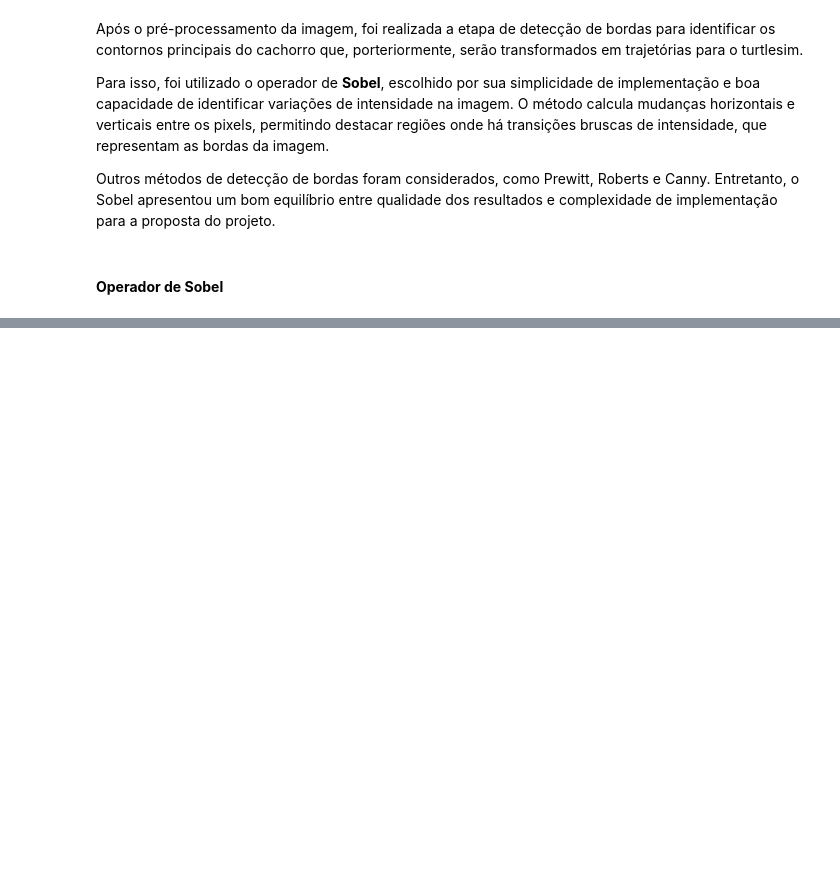
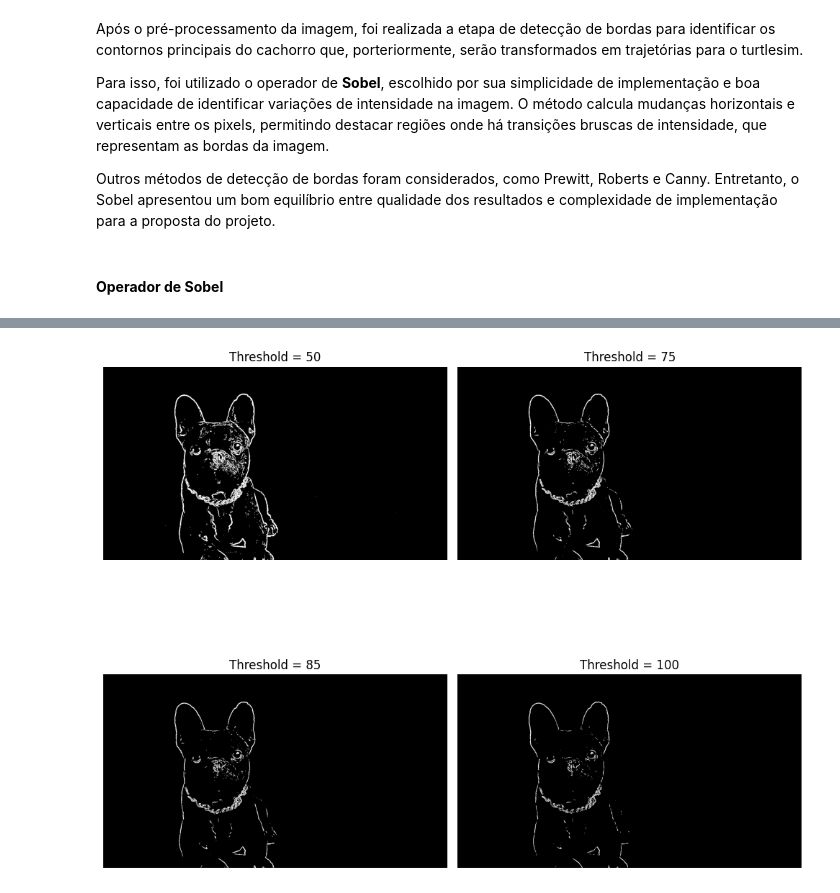
Before and after one commit to stefannevictoria/turtle-draw, a Jupyter notebook: edge-detection.ipynb, the cells around one changed output, grey strips where cells are left out. Cells and saved outputs as stored; diff of their text form; code cells hidden in the pictures; blank space fills up the shorter version.

```diff
--- a/edge-detection.ipynb
+++ b/edge-detection.ipynb
@@ -270,0 +356,41 @@ Dessa forma, regiões com mudanças bruscas de intensidade apresentam valores ma
+# %%
+def thresholding(image, limit):
+
+    binary = np.zeros_like(image)
+    binary[image > limit] = 255 # Define pixels acima do limite como 255 (branco)
+
+    return binary.astype(np.uint8)
+# %%
+# Aplicar limiarização
+thresholding_image_50 = thresholding(sobel_image, 50)
+thresholding_image_75 = thresholding(sobel_image, 75)
+thresholding_image_85 = thresholding(sobel_image, 85)
+thresholding_image_100 = thresholding(sobel_image, 100)
+# %%
+# Exibir resultados
+fig, axes = plt.subplots(2, 2, figsize=(10, 10))
+
+# Threshold 50
+axes[0, 0].imshow(thresholding_image_50, cmap='gray')
+axes[0, 0].set_title("Threshold = 50")
+axes[0, 0].axis("off")
+
+# Threshold 75
+axes[0, 1].imshow(thresholding_image_75, cmap='gray')
+axes[0, 1].set_title("Threshold = 75")
+axes[0, 1].axis("off")
+
+# Threshold 85
+axes[1, 0].imshow(thresholding_image_85, cmap='gray')
+axes[1, 0].set_title("Threshold = 85")
+axes[1, 0].axis("off")
+
+# Threshold 100
+axes[1, 1].imshow(thresholding_image_100, cmap='gray')
+axes[1, 1].set_title("Threshold = 100")
+axes[1, 1].axis("off")
+
+plt.tight_layout()
+plt.show()
+# %% [output]
+[figure, added]
```
Also changed, not shown: parts of 12 cells of this notebook.
